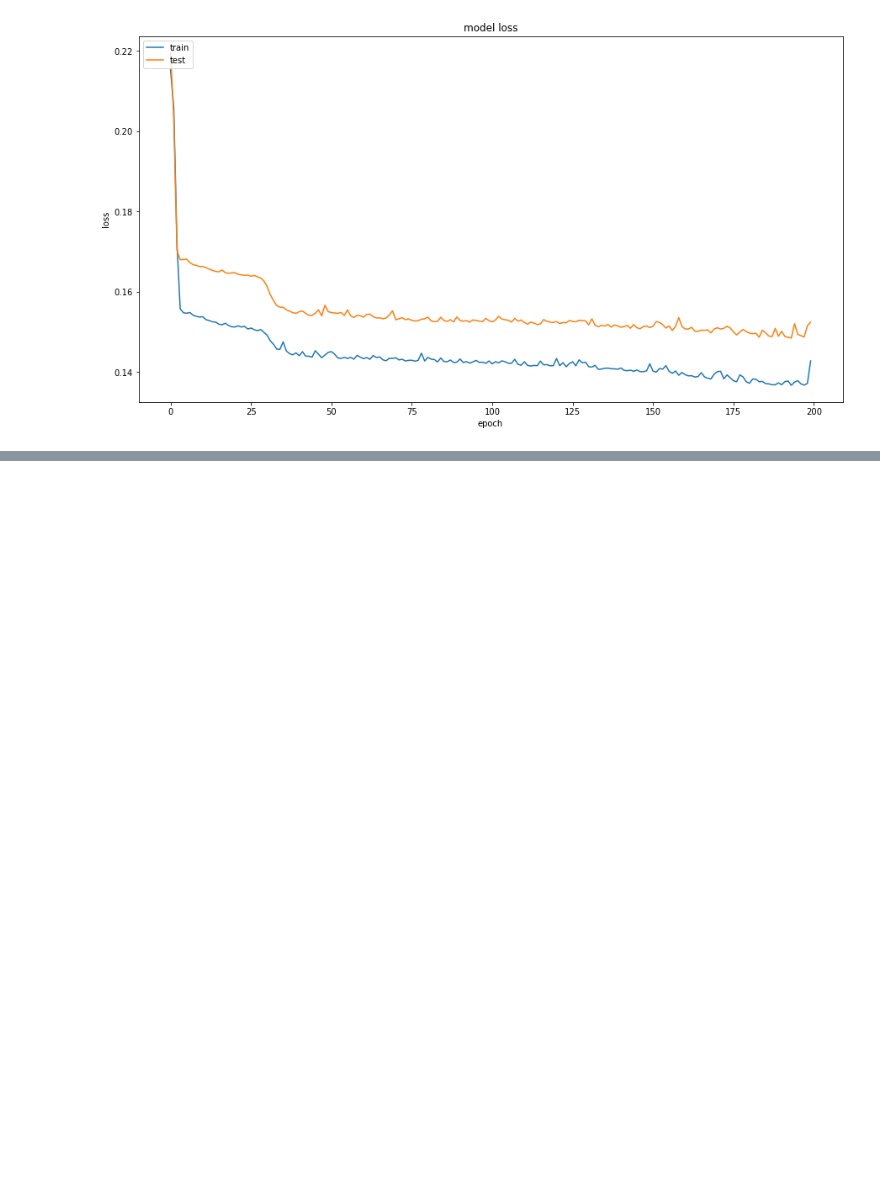
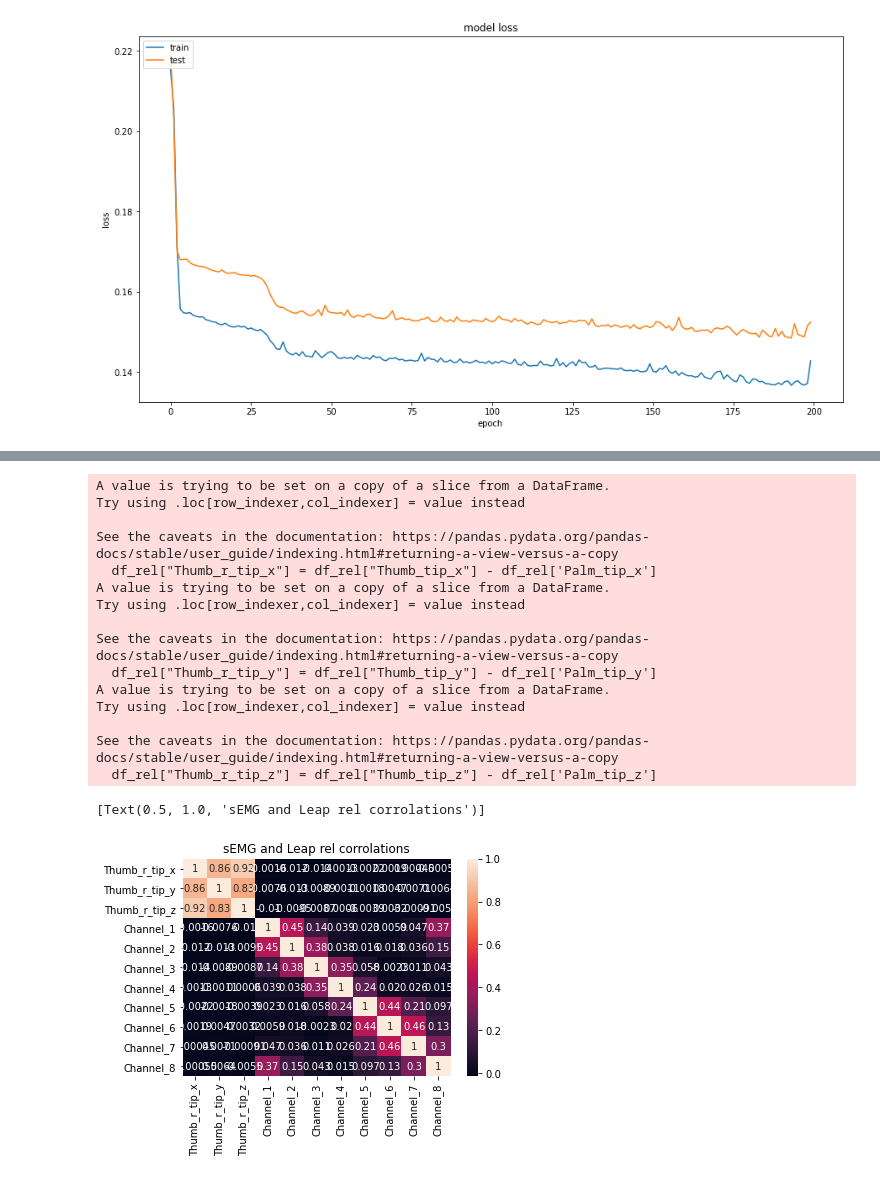
Before and after one commit to PerlinWarp/NeuroLeap, a Jupyter notebook: Notebooks/3-SixtySecondsOfThumbData.ipynb, the cells around one changed output, grey strips where cells are left out. Saved outputs shown, nothing was run; the diff lists cells and outputs as text; code cells hidden in the pictures; blank space fills up the shorter version.

```diff
--- a/Notebooks/3-SixtySecondsOfThumbData.ipynb
+++ b/Notebooks/3-SixtySecondsOfThumbData.ipynb
@@ -752,0 +789,35 @@ plt.show()
+# %%
+# Just considering the data we care about
+cols = ['Channel_1', 'Channel_2', 'Channel_3', 'Channel_4', 'Channel_5',
+       'Channel_6', 'Channel_7', 'Channel_8','Thumb_tip_x', 'Thumb_tip_y', 'Thumb_tip_z',
+       'Palm_tip_x', 'Palm_tip_y', 'Palm_tip_z']
+df = raw_data[cols]
+
+df_rel = df
+df_rel["Thumb_r_tip_x"] = df_rel["Thumb_tip_x"] - df_rel['Palm_tip_x']
+df_rel["Thumb_r_tip_y"] = df_rel["Thumb_tip_y"] - df_rel['Palm_tip_y']
+df_rel["Thumb_r_tip_z"] = df_rel["Thumb_tip_z"] - df_rel['Palm_tip_z']
+
+df_rel = df_rel[['Thumb_r_tip_x', 'Thumb_r_tip_y','Thumb_r_tip_z',
+                 'Channel_1', 'Channel_2', 'Channel_3', 'Channel_4',
+                 'Channel_5', 'Channel_6', 'Channel_7', 'Channel_8']]
+
+sns.heatmap(df_rel.corr(), annot=True).set(title="sEMG and Leap rel corrolations")
+# %% [output]
+A value is trying to be set on a copy of a slice from a DataFrame.
+Try using .loc[row_indexer,col_indexer] = value instead
+
+See the caveats in the documentation: https://pandas.pydata.org/pandas-docs/stable/user_guide/indexing.html#returning-a-view-versus-a-copy
+  df_rel["Thumb_r_tip_x"] = df_rel["Thumb_tip_x"] - df_rel['Palm_tip_x']
+A value is trying to be set on a copy of a slice from a DataFrame.
+Try using .loc[row_indexer,col_indexer] = value instead
+
+See the caveats in the documentation: https://pandas.pydata.org/pandas-docs/stable/user_guide/indexing.html#returning-a-view-versus-a-copy
+  df_rel["Thumb_r_tip_y"] = df_rel["Thumb_tip_y"] - df_rel['Palm_tip_y']
+A value is trying to be set on a copy of a slice from a DataFrame.
+Try using .loc[row_indexer,col_indexer] = value instead
+
+See the caveats in the documentation: https://pandas.pydata.org/pandas-docs/stable/user_guide/indexing.html#returning-a-view-versus-a-copy
+  df_rel["Thumb_r_tip_z"] = df_rel["Thumb_tip_z"] - df_rel['Palm_tip_z']
+[Text(0.5, 1.0, 'sEMG and Leap rel corrolations')]
+[figure, added]
```
Also changed, not shown: parts of 11 cells of this notebook, 10 other files.
